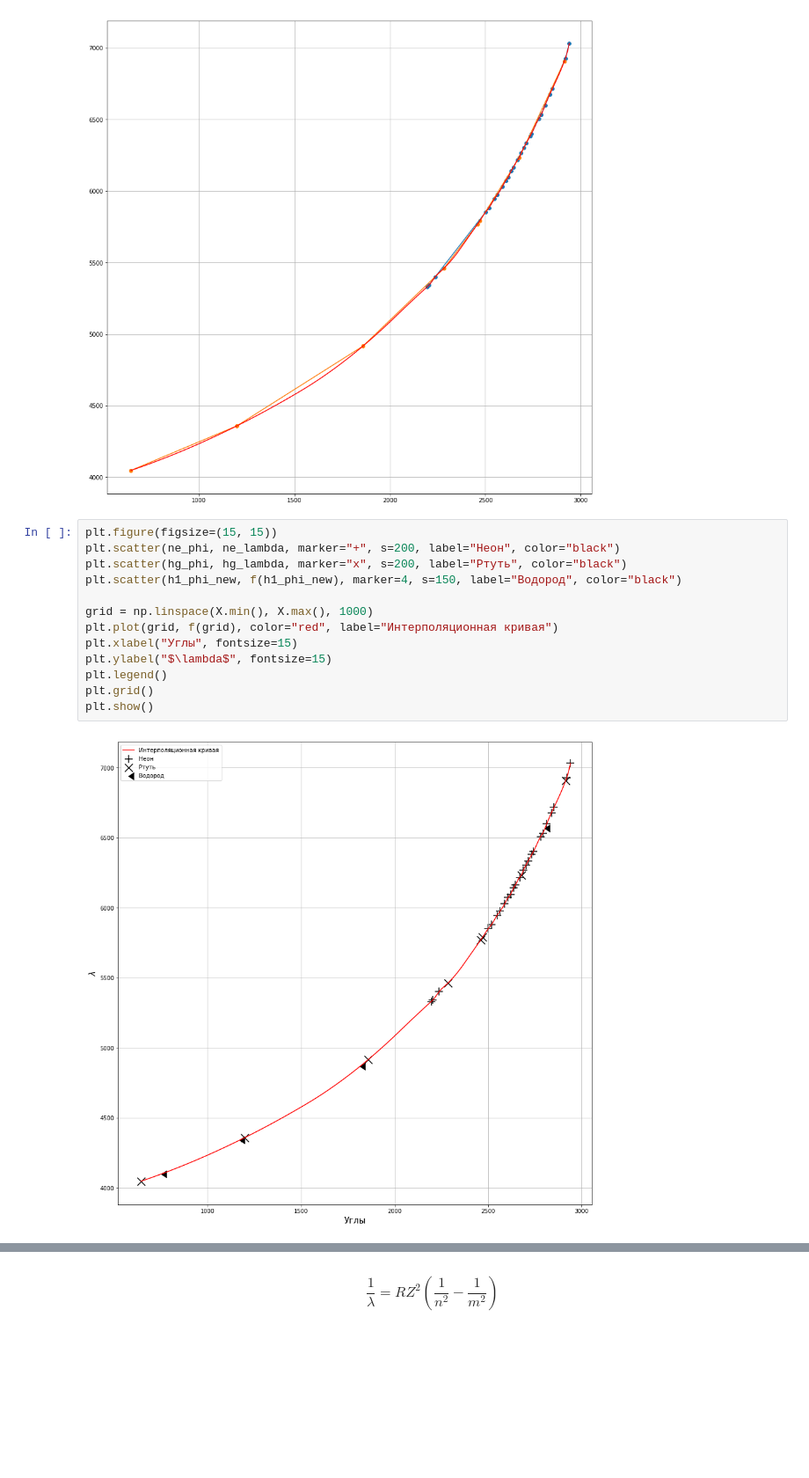
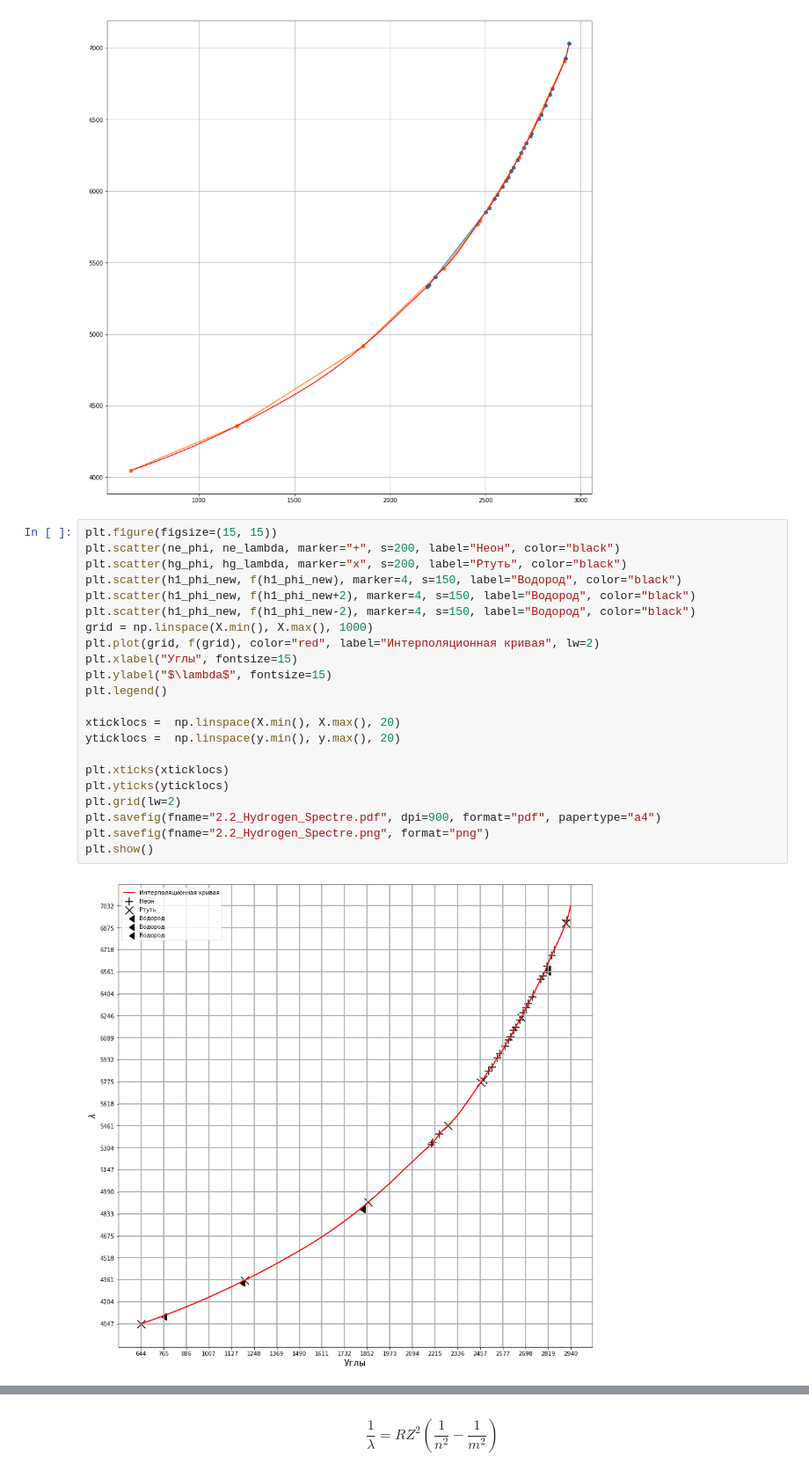
Before and after one commit to shevkunov/workout, a Jupyter notebook: labs/2.2_Hydrogen_Spectre.ipynb, the cells around one changed output, grey strips where cells are left out. Shown at 88% size. Cells and saved outputs as stored; diff of their text form; blank space fills up the shorter version.

```diff
--- a/labs/2.2_Hydrogen_Spectre.ipynb
+++ b/labs/2.2_Hydrogen_Spectre.ipynb
@@ -153,17 +154,26 @@ plt.show()
 # %%
 plt.figure(figsize=(15, 15))
 plt.scatter(ne_phi, ne_lambda, marker="+", s=200, label="Неон", color="black")
 plt.scatter(hg_phi, hg_lambda, marker="x", s=200, label="Ртуть", color="black")
 plt.scatter(h1_phi_new, f(h1_phi_new), marker=4, s=150, label="Водород", color="black")
-
+plt.scatter(h1_phi_new, f(h1_phi_new+2), marker=4, s=150, label="Водород", color="black")
+plt.scatter(h1_phi_new, f(h1_phi_new-2), marker=4, s=150, label="Водород", color="black")
 grid = np.linspace(X.min(), X.max(), 1000)
-plt.plot(grid, f(grid), color="red", label="Интерполяционная кривая")
+plt.plot(grid, f(grid), color="red", label="Интерполяционная кривая", lw=2)
 plt.xlabel("Углы", fontsize=15)
 plt.ylabel("$\lambda$", fontsize=15)
 plt.legend()
-plt.grid()
+
+xticklocs =  np.linspace(X.min(), X.max(), 20)
+yticklocs =  np.linspace(y.min(), y.max(), 20)
+
+plt.xticks(xticklocs)
+plt.yticks(yticklocs)
+plt.grid(lw=2)
+plt.savefig(fname="2.2_Hydrogen_Spectre.pdf", dpi=900, format="pdf", papertype="a4")
+plt.savefig(fname="2.2_Hydrogen_Spectre.png", format="png")
 plt.show()
 # %% [output]
-[figure, old version]
+[figure, new version]
 # %%
 h_lambda_predicted = f(h1_phi_new)
```
Also changed, not shown: parts of 2 cells of this notebook.
